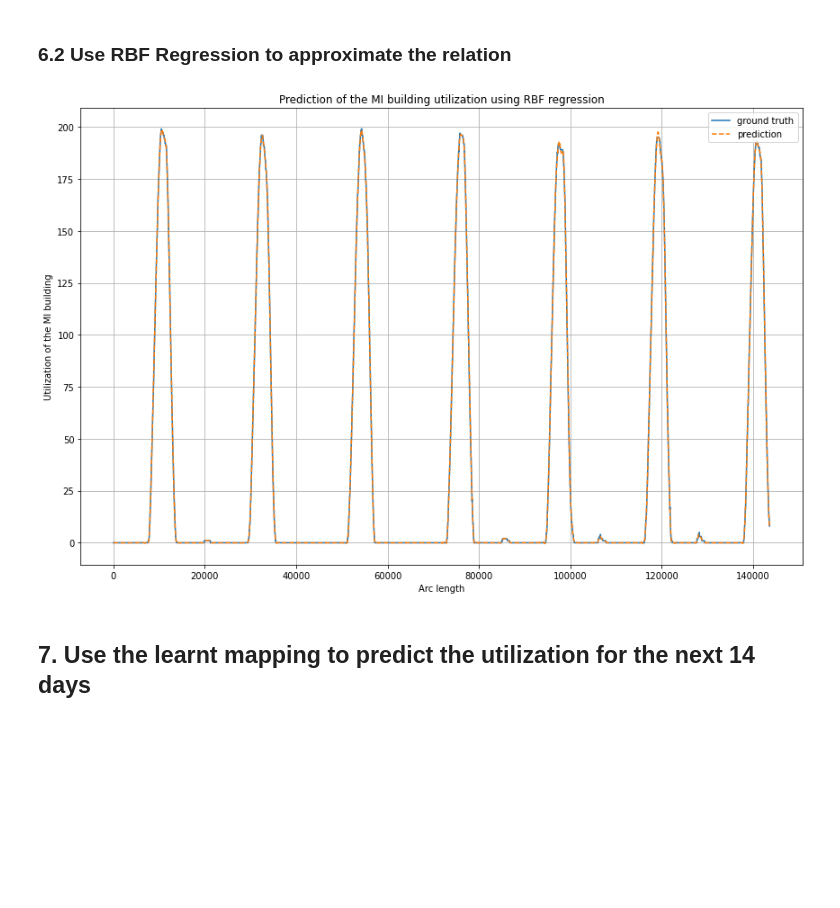
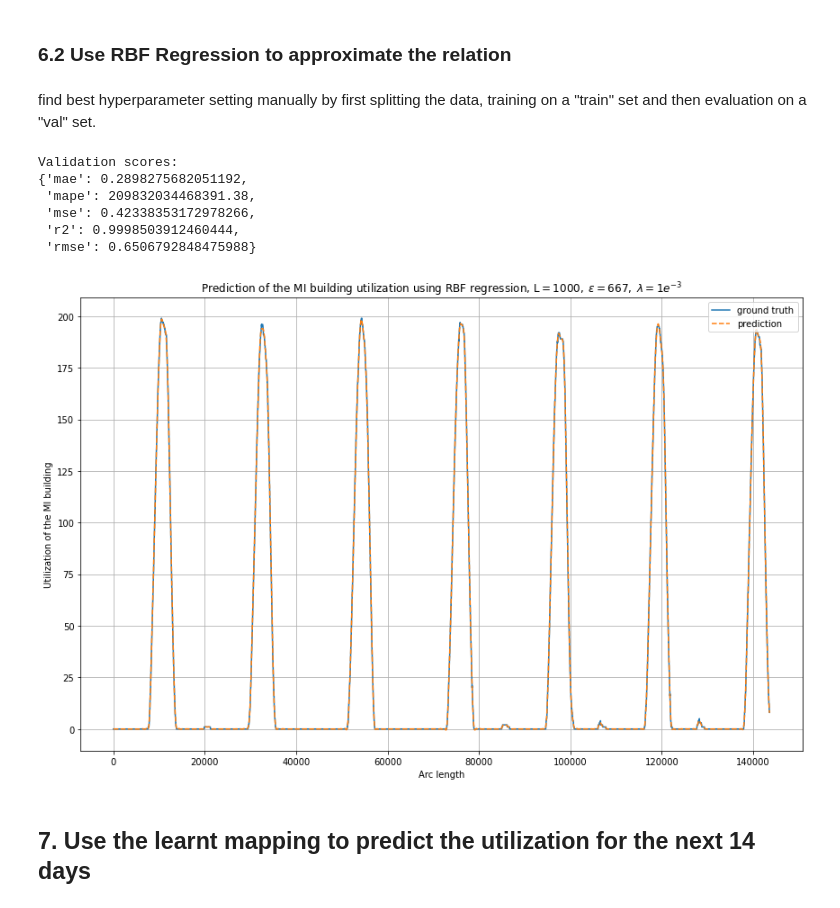
Before and after one commit to sonmikrafft-uni-MLCMS/ex5, a Jupyter notebook: task_5.ipynb, the cells around one changed output. Cells and saved outputs as stored; diff of their text form; code cells hidden in the pictures; blank space fills up the shorter version.

Commit message:
Rerun of both notebooks, small updates in figure titles

```diff
--- a/task_5.ipynb
+++ b/task_5.ipynb
@@ -261,25 +269,44 @@ fig.savefig("plots/5_state_space_relation_arc_length_mi_building.pdf", bbox_inch
 [figure]
 # %% [markdown]
 ### 6.2 Use RBF Regression to approximate the relation
+# %% [markdown]
+find best hyperparameter setting manually by first splitting the data, training on a "train" set and then evaluation on a "val" set.
+# %%
+rbf = RBFRegression(eps=TIMESTEPS_DAY / 3, L=1000, lamb=1e-3)
+X = state_space_arc_length
+y = df.iloc[:state_space_arc_length.shape[0], 0]
+X_train, X_val, y_train, y_val = train_test_split(X, y, random_state=47, test_size=0.33)
+
+# train val
+rbf.fit(X_train, y_train)
+y_pred = rbf.predict(X_val)
+print("Validation scores: ")
+pprint(get_regression_scores_dict(y_val, y_pred))
+# %% [output]
+Validation scores:
+{'mae': 0.2898275682051192,
+ 'mape': 209832034468391.38,
+ 'mse': 0.42338353172978266,
+ 'r2': 0.9998503912460444,
+ 'rmse': 0.6506792848475988}
 # %%
+# full training on best found set of hyperparameters
 rbf = RBFRegression(eps=TIMESTEPS_DAY / 3, L=1000, lamb=1e-3)
-X = state_space_arc_length
-y = df.iloc[:state_space_arc_length.shape[0], 0]
 rbf.fit(X, y)
 y_pred = rbf.predict(X)
 
 fig, ax = plt.subplots(figsize=(12, 8))
 ax.plot(X, y, label="ground truth")
 ax.plot(X, y_pred, label="prediction", ls="--")
 ax.legend(loc="upper right")
-ax.set_title("Prediction of the MI building utilization using RBF regression")
+ax.set_title(r"Prediction of the MI building utilization using RBF regression, L$=1000,\;\epsilon=667,\;\lambda=1e^{-3}$")
 ax.set_xlabel("Arc length")
 ax.set_ylabel("Utilization of the MI building")
 ax.grid(True)
 fig.tight_layout()
 fig.savefig("plots/5_state_space_prediction_mi_building.pdf", bbox_inches="tight")
 # %% [output]
-[figure, old version]
+[figure, new version]
 # %% [markdown]
 ## 7. Use the learnt mapping to predict the utilization for the next 14 days
 # %% [markdown]
```
Also changed, not shown: parts of 4 cells of this notebook, 1 other file.
